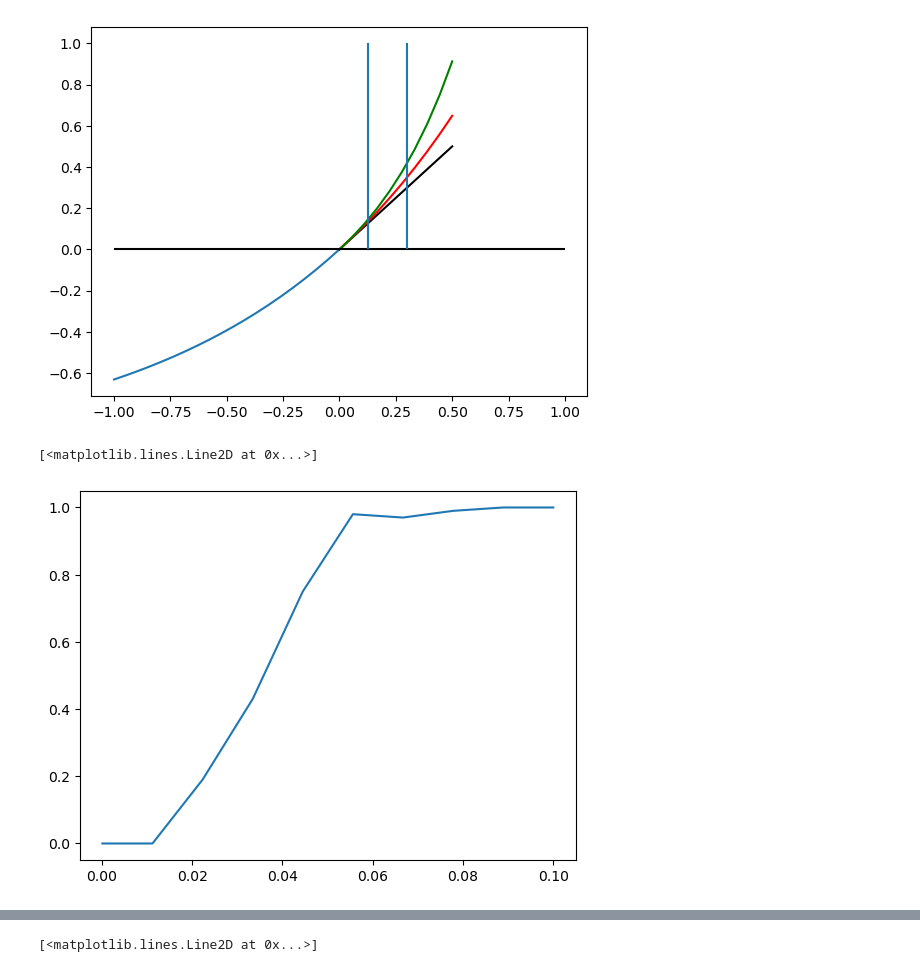
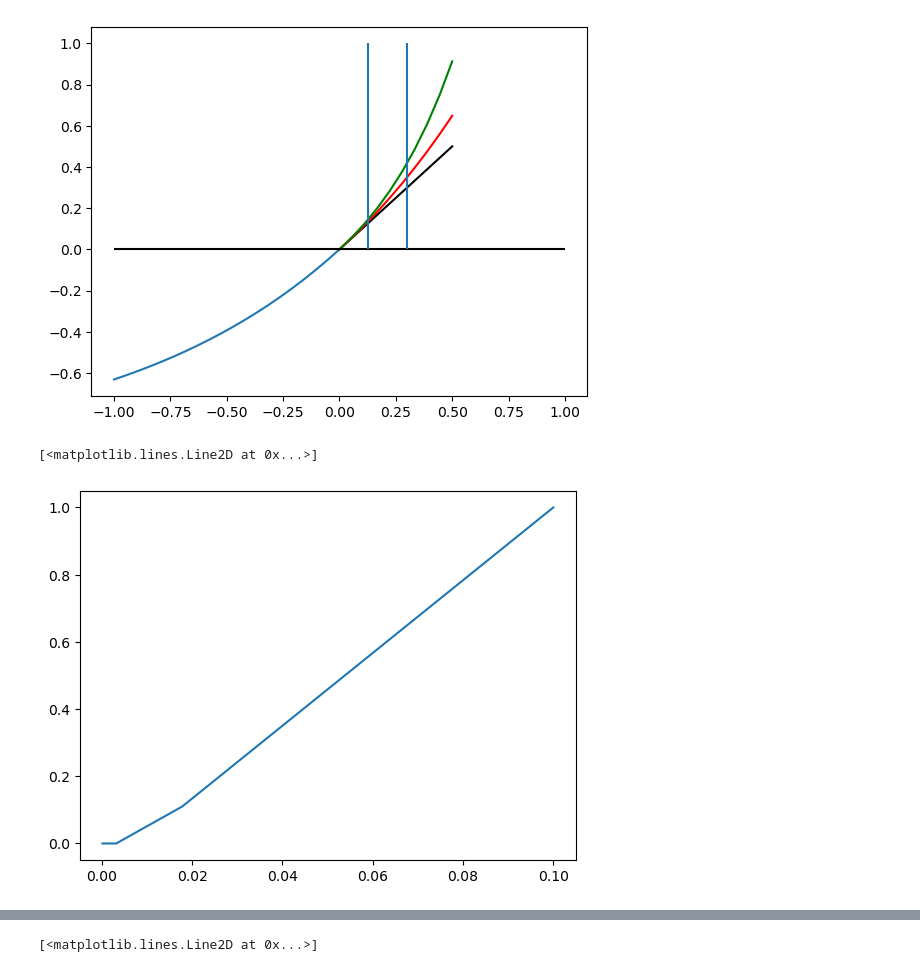
Before and after one commit to Omer-Sella/qecc, a Jupyter notebook: postProcessing/rewardInvestigation.ipynb, the cells around one changed output, grey strips where cells are left out. Cells and saved outputs as stored; diff of their text form; code cells hidden in the pictures.

```diff
--- a/postProcessing/rewardInvestigation.ipynb
+++ b/postProcessing/rewardInvestigation.ipynb
@@ -64,7 +64,8 @@ numberOfIterations = 50
 numberOfSamples = 100
 
 ms_scaling_factor = 0.625
-errorRange = np.linspace(0.0001,0.1,10).astype(float)
+#errorRange = np.linspace(0.0001,0.1,10).astype(float)
+errorRange = np.geomspace(0.0001, 0.1, 5)
 logicalErrorRate = np.zeros(len(errorRange))
 bpDecoderHx=BpOsdDecoder(Hx,#the parity check matrix
                             error_rate=1.0,
@@ -104,34 +105,34 @@ for i in range(len(errorRange)):
     #                         bp_method="ms",
     #                         ms_scaling_factor=ms_scaling_factor, #min sum scaling factor. If set to zero the variable scaling factor method is used
     #                         osd_method="osd0", #the OSD method. Choose from:  1) "osd_e", "osd_cs", "osd0"
     #                         osd_order=0 #the osd search depth
     #                         )
 
 
     for _ in range(numberOfSamples):
         #Sample (some number of times) an error, which is a vector over {0,1,2,3} representing I,X,Z,Y (to be consistent check with the documentation in gf4.py)
         error = localRandom.choice([0,1,2,3], size=Hx.shape[1], replace=True, p=[1 - 3*p, p, p, p])
         errorX, errorZ = integerToDualBinary(error)
         #Calculate the syndrome for this error
 
         estimatedErrorX = bpDecoderHz.decode(Hz.dot(errorX)%2)
         estimatedErrorZ = bpDecoderHx.decode(Hx.dot(errorZ)%2)
         residualErrorX = (estimatedErrorX + errorX) % 2
         residualErrorZ = (estimatedErrorZ + errorZ) % 2
         # Check whether the residual error gives 0 syndrome:
         if not ( np.all((np.dot(Hx,residualErrorZ)) % 2 ==0) and np.all((np.dot(Hz, residualErrorX)%2) == 0)):
             #print("Decoder failure: the residual error does not give 0 syndrome, meaning the decoder is wrong")
             logicalErrorRate[i] += 1
         else: # So we are in the case that the residual error commutes with all stabilizers, i.e., it is in the normalizer. So let's check if it is a stabilizer (commutes with all logicals), or a logical error (anticommutes with some logical operator)
             if not ( np.all((np.dot(logicalZ,residualErrorX) % 2 )== 0) and np.all((np.dot(logicalX, residualErrorZ) % 2)==0)):
                 #print(f"Logical error: the residual error commutes with all stabilizers but anticommutes with some logical operator")
                 logicalErrorRate[i] += 1
 logicalErrorRate = logicalErrorRate / numberOfSamples
 
 plt.plot(errorRange, logicalErrorRate)
 # %% [output]
 [<matplotlib.lines.Line2D at 0x...>]
-[figure, old version]
+[figure, new version]
 # %%
 import os
 import numpy as np
```
Also changed, not shown: parts of 2 cells of this notebook, 33 other files.
